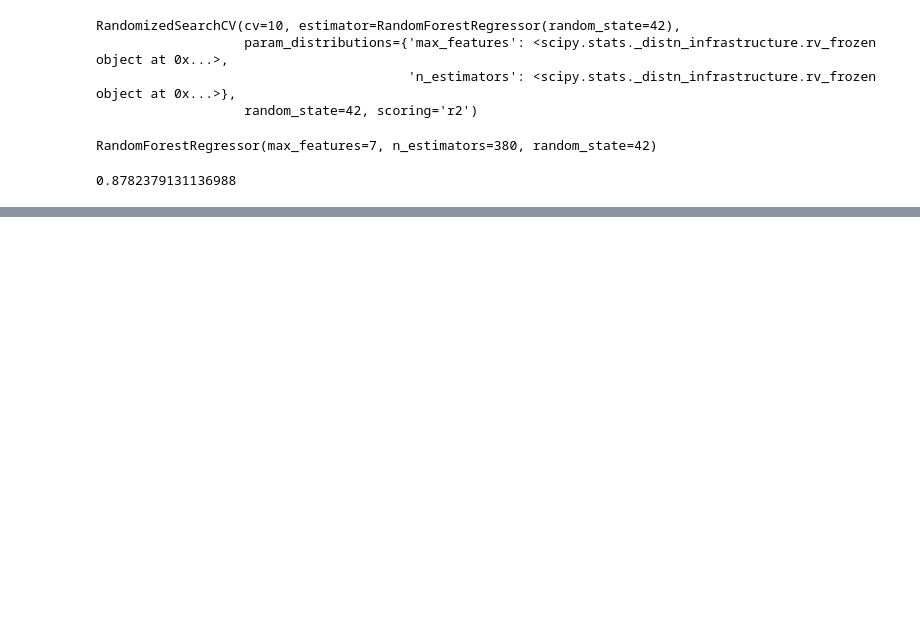
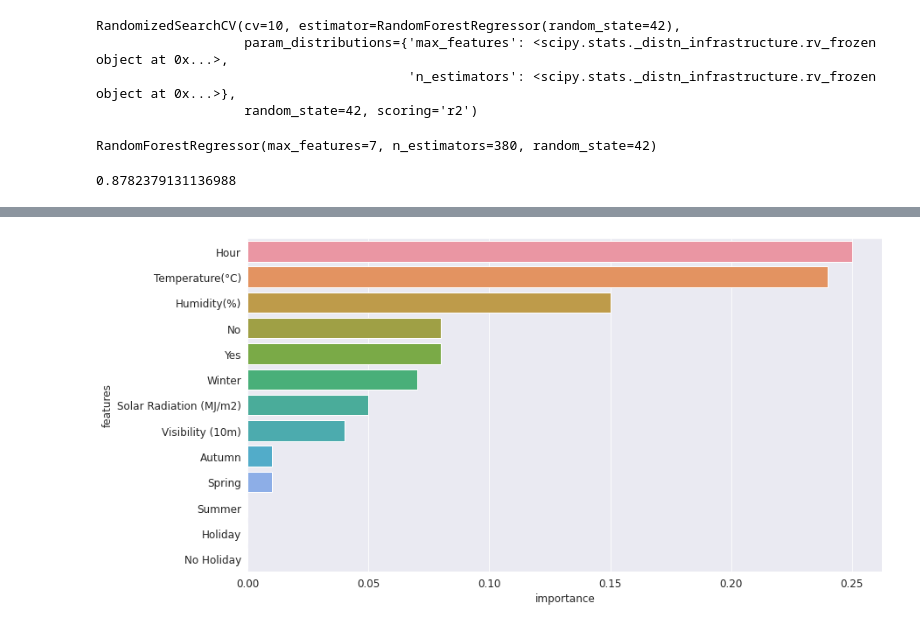
Before and after one commit to RupeshSharma14/Bike-Sharing-Demand-Prediction, a Jupyter notebook: Bike_Sharing_Demand_Prediction_Capstone_Project.ipynb, the cells around one changed output, grey strips where cells are left out. Drawn from its saved outputs; the diff is of its cells as text; code cells hidden in the pictures; blank space fills up the shorter version.

```diff
--- a/Bike_Sharing_Demand_Prediction_Capstone_Project.ipynb
+++ b/Bike_Sharing_Demand_Prediction_Capstone_Project.ipynb
@@ -701,5 +701,7 @@ for var in cat_attribs:
 
 attributes_forest
 
-sorted(zip(imp_features_forest, attributes_forest), reverse = True)
+importance_dict = {"features": attributes_forest, "importance": np.around(imp_features_forest, 2)}
+forest_importance = pd.DataFrame(importance_dict).sort_values(by = "importance", ascending = False)
+forest_importance
 # %% [output]
@@ -718,0 +722,5 @@ sorted(zip(imp_features_forest, attributes_forest), reverse = True)
+# %%
+sns.barplot(x = "importance", y = "features", data = forest_importance)
+plt.show()
+# %% [output]
+[figure, added]
```
Also changed, not shown: parts of 8 cells of this notebook.
